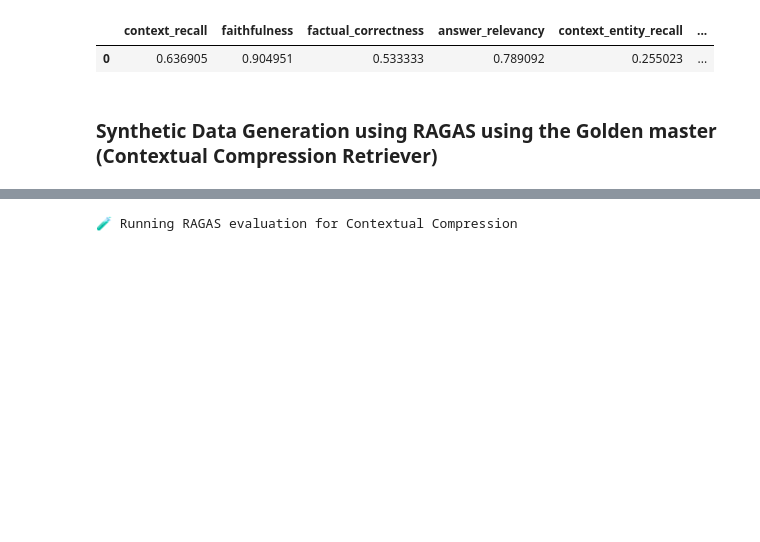
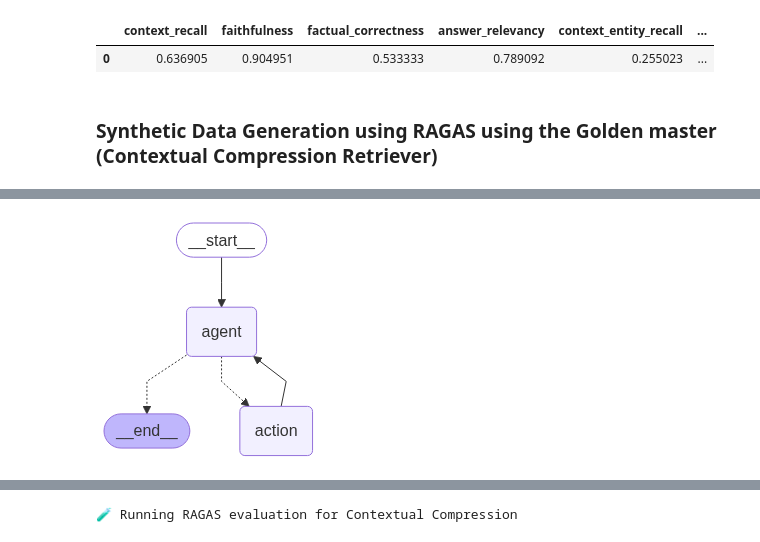
Before and after one commit to neomatrix369/AIE7-Cert-Challenge, a Jupyter notebook: notebooks/Agentic RAG evaluation experiments.ipynb, the cells around one changed output, grey strips where cells are left out. Drawn from its saved outputs; the diff is of its cells as text; code cells hidden in the pictures; blank space fills up the shorter version.

```diff
--- a/notebooks/Agentic RAG evaluation experiments.ipynb
+++ b/notebooks/Agentic RAG evaluation experiments.ipynb
@@ -386,4 +375,5 @@ naive_raw_stats_df[columns]
 ### Synthetic Data Generation using RAGAS using the Golden master (Contextual Compression Retriever)
 # %%
 contextual_compression_graph_agent = get_graph_agent([ask_contextual_compression_llm_tool])
+contextual_compression_graph_agent
 # %% [output]
@@ -392,0 +383 @@ contextual_compression_graph_agent = get_graph_agent([ask_contextual_compression
+[figure, added]
```
Also changed, not shown: parts of 17 cells of this notebook, 1 other file.
